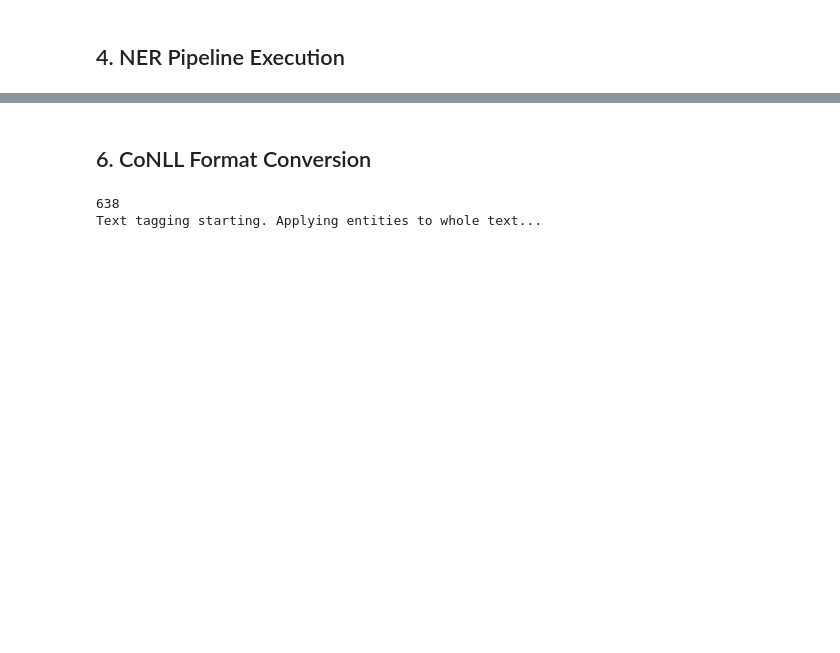
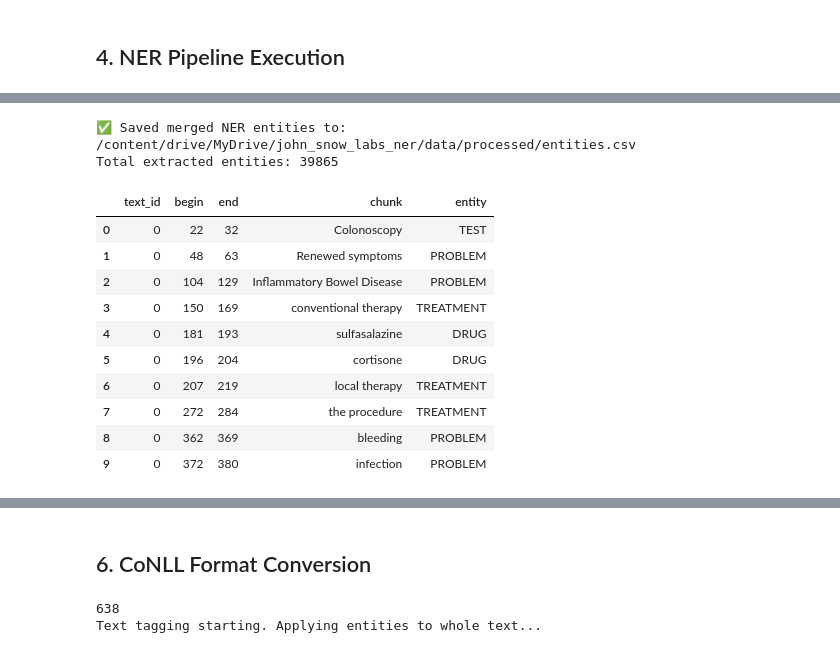
Before and after one commit to huseyincenik/john_snow_labs, a Jupyter notebook: generating_conll_files_from_pretrained_models/notebooks/data_prep.ipynb, the cells around one changed output, grey strips where cells are left out. Cells and saved outputs as stored; diff of their text form; code cells hidden in the pictures; blank space fills up the shorter version.

Commit message:
data_prep_notebook

```diff
--- a/generating_conll_files_from_pretrained_models/notebooks/data_prep.ipynb
+++ b/generating_conll_files_from_pretrained_models/notebooks/data_prep.ipynb
@@ -264,6 +287,9 @@ if 'text' not in text_df.columns:
 # Select and rename columns
 text_df = text_df[['text_id', 'text']].copy()
 
+# Strip leading/trailing spaces
+text_df['text'] = text_df['text'].astype(str).str.strip()
+
 # Save to Google Drive
 output_path = Path(f"{PROJECT_FOLDER}/data/processed/text_data.csv")
 output_path.parent.mkdir(parents=True, exist_ok=True)
@@ -530,0 +469,4 @@ Approximate size to download 13.8 MB
+# %%
+# Boş model fit
+empty_data = spark.createDataFrame([["dummy text"]]).toDF("text")
+pipeline_model = nlpPipeline.fit(empty_data)
@@ -548,7 +535,7 @@ only showing top 5 rows
 # %%
 # Run NER pipeline
 print("Running NER pipeline... This may take several minutes...")
-result_df = ner_pipeline.fit_transform(spark_df)
+result_df = pipeline_model.transform(spark_df)
 
 print("✅ NER pipeline completed")
 result_df.select("text_id", "text", "chunk_clinical", "chunk_deid", "chunk_posology").show(5, truncate=100)
@@ -759,0 +581,16 @@ entity_df.head(10)
+# %%
+from pyspark.sql import functions as F
+
+merged_df = result_df.select(
+    "text_id",
+    F.explode("merged_ner_chunk").alias("chunk")
+).select(
+    "text_id",
+    F.col("chunk.begin").alias("begin"),
+    F.col("chunk.end").alias("end"),
+    F.col("chunk.result").alias("chunk"),
+    F.col("chunk.metadata")["entity"].alias("entity")
+)
+
+entity_df = merged_df.toPandas()
+entity_df.head()
@@ -759,0 +630,23 @@ entity_df.head(10)
+# %%
+entity_output_path = Path(f"{PROJECT_FOLDER}/data/processed/entities.csv")
+entity_output_path.parent.mkdir(parents=True, exist_ok=True)
+
+entity_df.to_csv(entity_output_path, index=False, encoding="utf-8")
+
+print(f"\n✅ Saved merged NER entities to: {entity_output_path}")
+print(f"Total extracted entities: {len(entity_df)}")
+entity_df.head(10)
+# %% [output]
+✅ Saved merged NER entities to: /content/drive/MyDrive/john_snow_labs_ner/data/processed/entities.csv
+Total extracted entities: 39865
+|  | text_id | begin | end | chunk | entity |
+| 0 | 0 | 22 | 32 | Colonoscopy | TEST |
+| 1 | 0 | 48 | 63 | Renewed symptoms | PROBLEM |
+| 2 | 0 | 104 | 129 | Inflammatory Bowel Disease | PROBLEM |
+| 3 | 0 | 150 | 169 | conventional therapy | TREATMENT |
+| 4 | 0 | 181 | 193 | sulfasalazine | DRUG |
+| 5 | 0 | 196 | 204 | cortisone | DRUG |
+| 6 | 0 | 207 | 219 | local therapy | TREATMENT |
+| 7 | 0 | 272 | 284 | the procedure | TREATMENT |
+| 8 | 0 | 362 | 369 | bleeding | PROBLEM |
+| 9 | 0 | 372 | 380 | infection | PROBLEM |
```
Also changed, not shown: parts of 37 cells of this notebook.
